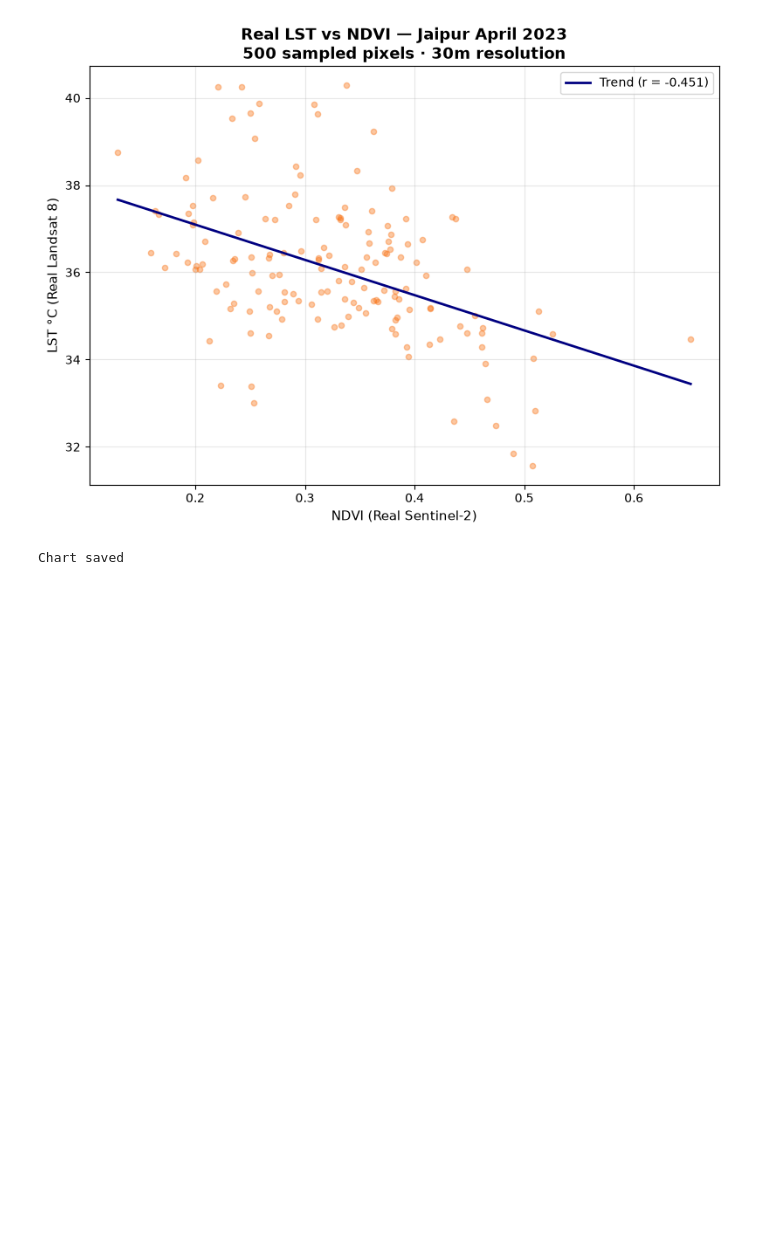
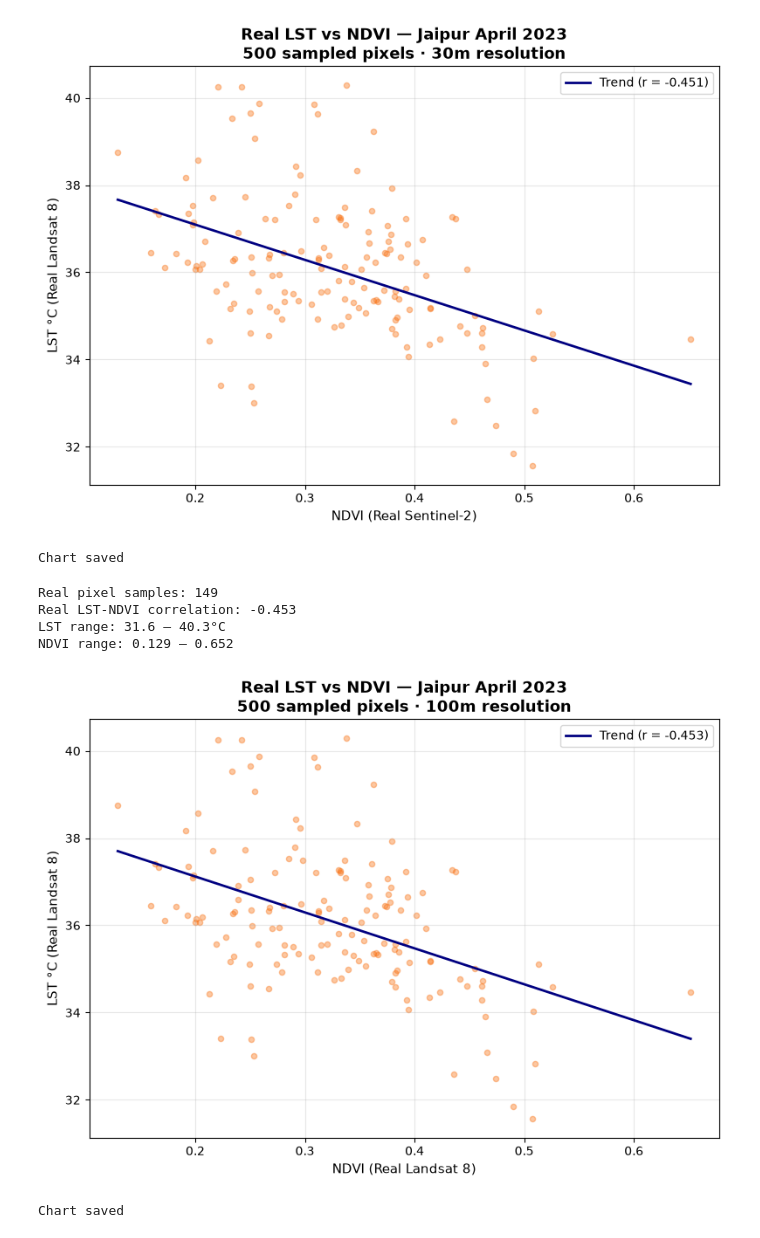
Before and after one commit to kashyapaadi-arch/Tapascan, a Jupyter notebook: module3_geospatial.ipynb, the cells around one changed output. Cells and saved outputs as stored; diff of their text form; code cells hidden in the pictures; blank space fills up the shorter version.

Commit message:
feat: module 3 updated notebooks and correlation chart

```diff
--- a/module3_geospatial.ipynb
+++ b/module3_geospatial.ipynb
@@ -318,3 +324,81 @@ LST range: 31.6 — 40.3°C
 NDVI range: 0.129 — 0.652
 [figure]
 Chart saved
+# %%
+# Real LST-NDVI correlation on actual Jaipur pixels
+
+# Stack LST and NDVI into one image
+combined = lst_jaipur.addBands(ndvi)
+
+# Sample 500 random pixels
+samples = combined.sample(
+    region=jaipur,
+    scale=100,
+    numPixels=500,
+    seed=42
+)
+
+# Convert to pandas dataframe
+sample_list = samples.getInfo()['features']
+
+import pandas as pd
+import numpy as np
+import matplotlib.pyplot as plt
+
+# Extract values
+lst_vals  = [f['properties']['LST_Celsius'] for f in sample_list]
+ndvi_vals = [f['properties']['NDVI'] for f in sample_list]
+
+df_real = pd.DataFrame({
+    'lst': lst_vals,
+    'ndvi': ndvi_vals
+})
+
+# Remove outliers
+df_real = df_real[
+    (df_real['lst'] > 20) &
+    (df_real['lst'] < 55) &
+    (df_real['ndvi'] > -0.1) &
+    (df_real['ndvi'] < 1.0)
+]
+
+# Real correlation
+corr = df_real['lst'].corr(df_real['ndvi'])
+print(f"Real pixel samples: {len(df_real)}")
+print(f"Real LST-NDVI correlation: {corr:.3f}")
+print(f"LST range: {df_real['lst'].min():.1f} — {df_real['lst'].max():.1f}°C")
+print(f"NDVI range: {df_real['ndvi'].min():.3f} — {df_real['ndvi'].max():.3f}")
+
+# Scatter plot
+fig, ax = plt.subplots(figsize=(8, 6))
+ax.scatter(df_real['ndvi'], df_real['lst'],
+           alpha=0.4, s=20, color='#F97316')
+
+# Trend line
+z = np.polyfit(df_real['ndvi'], df_real['lst'], 1)
+p = np.poly1d(z)
+x_line = np.linspace(df_real['ndvi'].min(),
+                     df_real['ndvi'].max(), 100)
+ax.plot(x_line, p(x_line), 'navy', linewidth=2,
+        label=f'Trend (r = {corr:.3f})')
+
+ax.set_xlabel("NDVI (Real Landsat 8)", fontsize=11)
+ax.set_ylabel("LST °C (Real Landsat 8)", fontsize=11)
+ax.set_title("Real LST vs NDVI — Jaipur April 2023\n"
+             "500 sampled pixels · 100m resolution",
+             fontsize=13, fontweight='bold')
+ax.legend()
+ax.grid(True, alpha=0.3)
+
+plt.tight_layout()
+plt.savefig("real_lst_ndvi_correlation.png", dpi=150,
+            bbox_inches='tight')
+plt.show()
+print("Chart saved")
+# %% [output]
+Real pixel samples: 149
+Real LST-NDVI correlation: -0.453
+LST range: 31.6 — 40.3°C
+NDVI range: 0.129 — 0.652
+[figure, added]
+Chart saved
```
Also changed, not shown: parts of 11 cells of this notebook, 1 other file.
